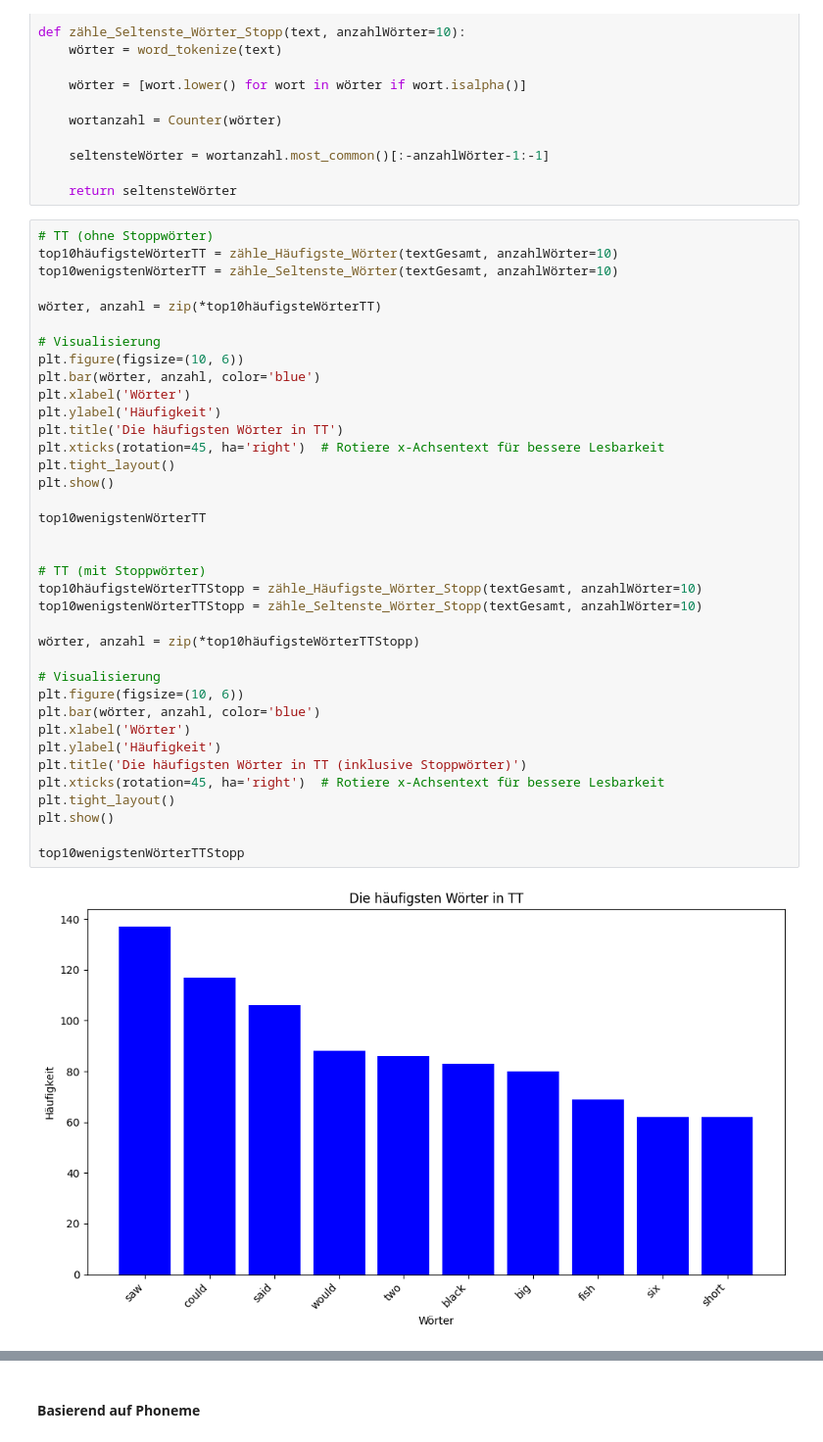
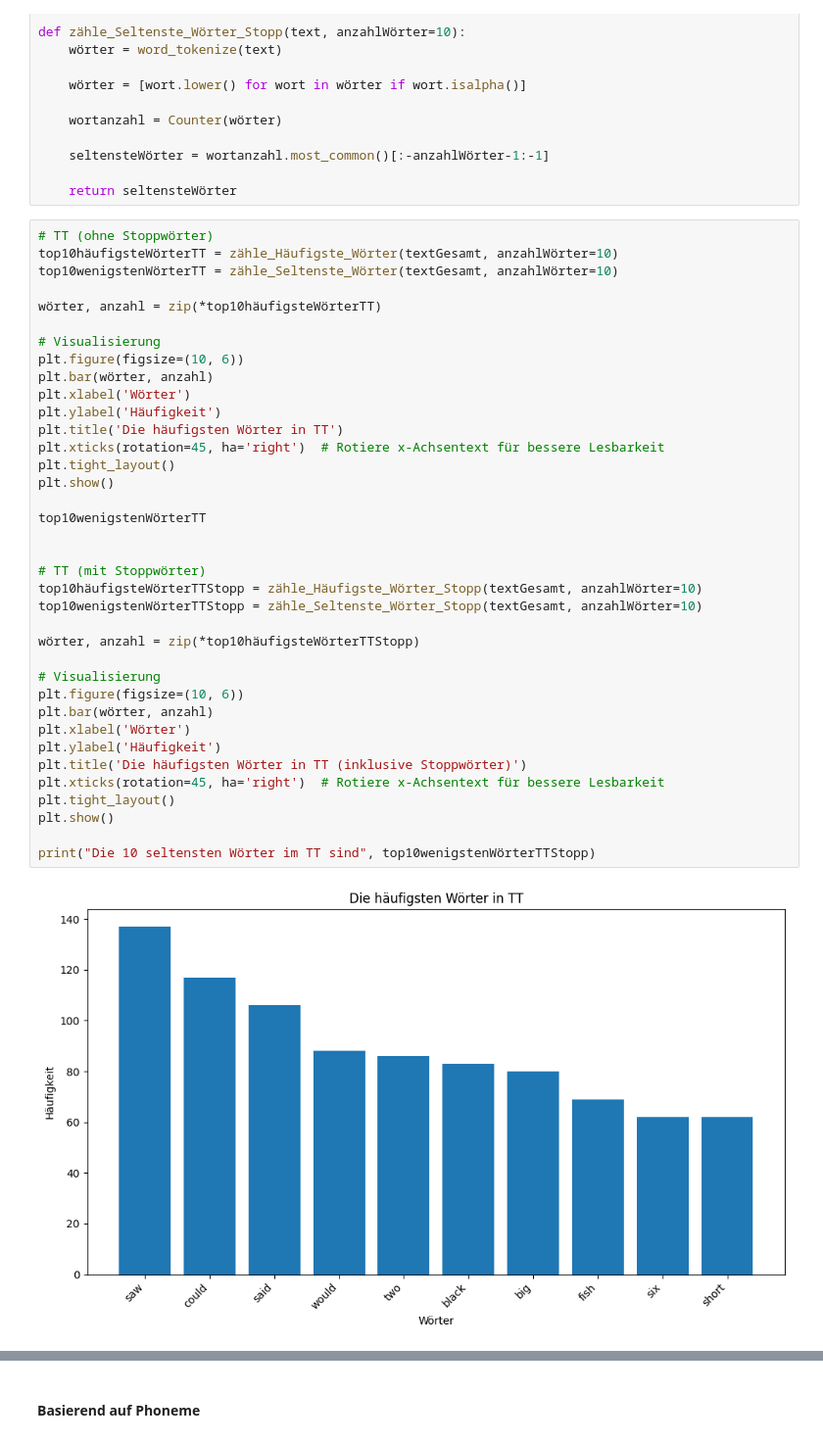
Before and after one commit to albertokoeselmunoz/tongue_twisters, a Jupyter notebook: data_understanding.ipynb, the cells around one changed output, grey strips where cells are left out. Shown at 98% size. Saved outputs shown, nothing was run; the diff lists cells and outputs as text.

```diff
--- a/data_understanding.ipynb
+++ b/data_understanding.ipynb
@@ -387,34 +419,34 @@ top10wenigstenWörterTT = zähle_Seltenste_Wörter(textGesamt, anzahlWörter=10)
 wörter, anzahl = zip(*top10häufigsteWörterTT)
 
 # Visualisierung
 plt.figure(figsize=(10, 6))
-plt.bar(wörter, anzahl, color='blue')
+plt.bar(wörter, anzahl)
 plt.xlabel('Wörter')
 plt.ylabel('Häufigkeit')
 plt.title('Die häufigsten Wörter in TT')
 plt.xticks(rotation=45, ha='right')  # Rotiere x-Achsentext für bessere Lesbarkeit
 plt.tight_layout()
 plt.show()
 
 top10wenigstenWörterTT
 
 
 # TT (mit Stoppwörter)
 top10häufigsteWörterTTStopp = zähle_Häufigste_Wörter_Stopp(textGesamt, anzahlWörter=10)
 top10wenigstenWörterTTStopp = zähle_Seltenste_Wörter_Stopp(textGesamt, anzahlWörter=10)
 
 wörter, anzahl = zip(*top10häufigsteWörterTTStopp)
 
 # Visualisierung
 plt.figure(figsize=(10, 6))
-plt.bar(wörter, anzahl, color='blue')
+plt.bar(wörter, anzahl)
 plt.xlabel('Wörter')
 plt.ylabel('Häufigkeit')
 plt.title('Die häufigsten Wörter in TT (inklusive Stoppwörter)')
 plt.xticks(rotation=45, ha='right')  # Rotiere x-Achsentext für bessere Lesbarkeit
 plt.tight_layout()
 plt.show()
 
-top10wenigstenWörterTTStopp
+print("Die 10 seltensten Wörter im TT sind", top10wenigstenWörterTTStopp)
 # %% [output]
-[figure, old version]
+[figure, new version]
```
Also changed, not shown: parts of 20 cells of this notebook.
